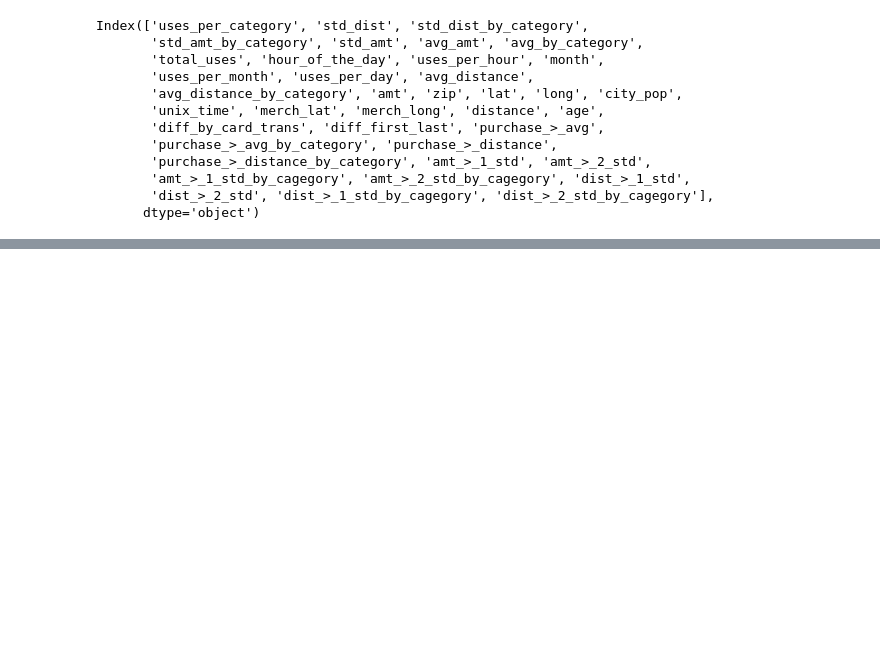
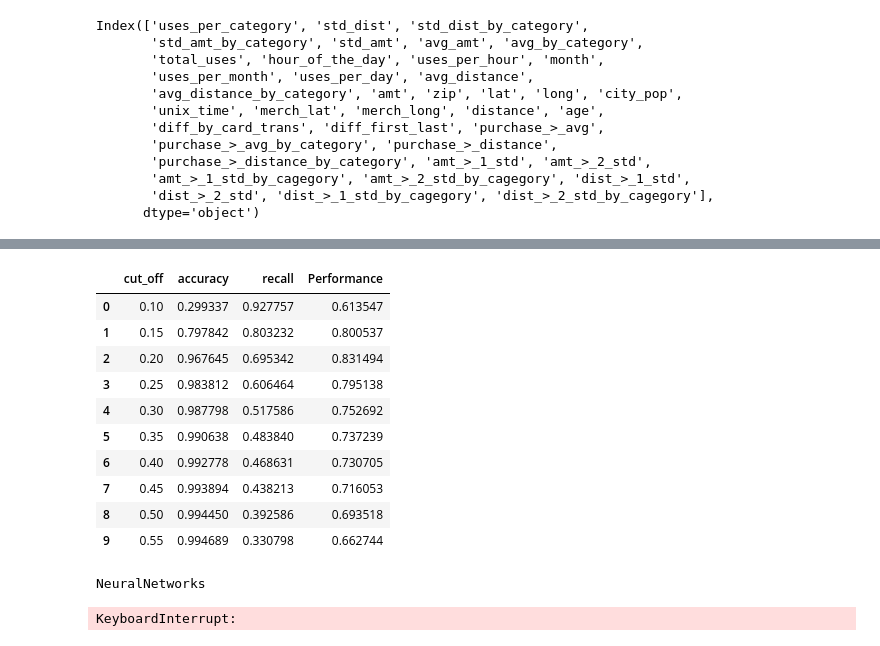
Before and after one commit to GabrielOttMedeiros/CreditCardsFraudDetection, a Jupyter notebook: Algorithm/TestModels.ipynb, the cells around one changed output, grey strips where cells are left out. Saved outputs shown, nothing was run; the diff lists cells and outputs as text; code cells hidden in the pictures; blank space fills up the shorter version.

```diff
--- a/Algorithm/TestModels.ipynb
+++ b/Algorithm/TestModels.ipynb
@@ -131,0 +149,19 @@ FileNotFoundError: [Errno 2] No such file or directory: 'CreditCardsFraudDetecti
+# %%
+LR_results
+# %% [output]
+|  | cut_off | accuracy | recall | Performance |
+| 0 | 0.10 | 0.299337 | 0.927757 | 0.613547 |
+| 1 | 0.15 | 0.797842 | 0.803232 | 0.800537 |
+| 2 | 0.20 | 0.967645 | 0.695342 | 0.831494 |
+| 3 | 0.25 | 0.983812 | 0.606464 | 0.795138 |
+| 4 | 0.30 | 0.987798 | 0.517586 | 0.752692 |
+| 5 | 0.35 | 0.990638 | 0.483840 | 0.737239 |
+| 6 | 0.40 | 0.992778 | 0.468631 | 0.730705 |
+| 7 | 0.45 | 0.993894 | 0.438213 | 0.716053 |
+| 8 | 0.50 | 0.994450 | 0.392586 | 0.693518 |
+| 9 | 0.55 | 0.994689 | 0.330798 | 0.662744 |
+# %%
+NN_results = em.NeuralNetworksResults(X_test, X_train, Y_test, Y_train)
+# %% [output]
+NeuralNetworks
+KeyboardInterrupt:
```
Also changed, not shown: parts of 7 cells of this notebook, 1 other file.
